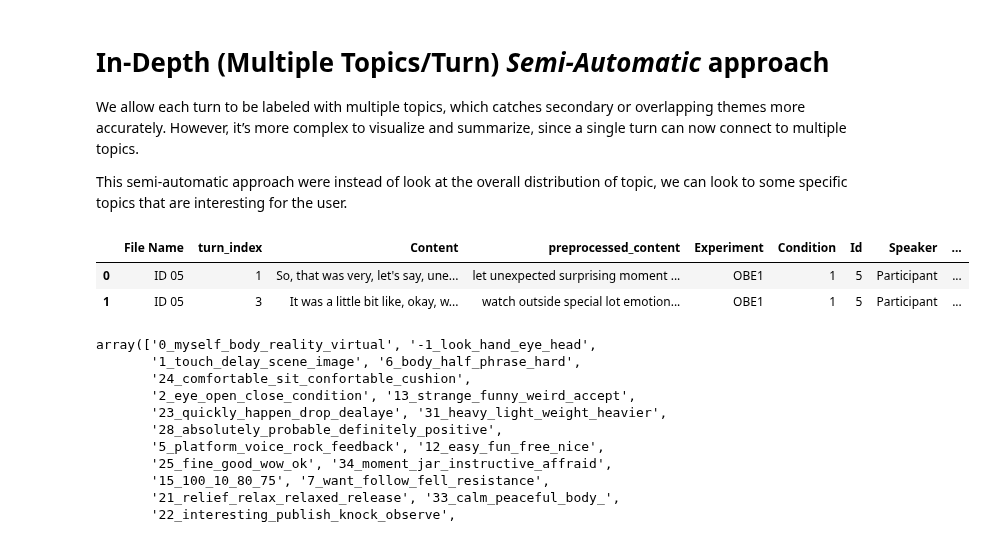
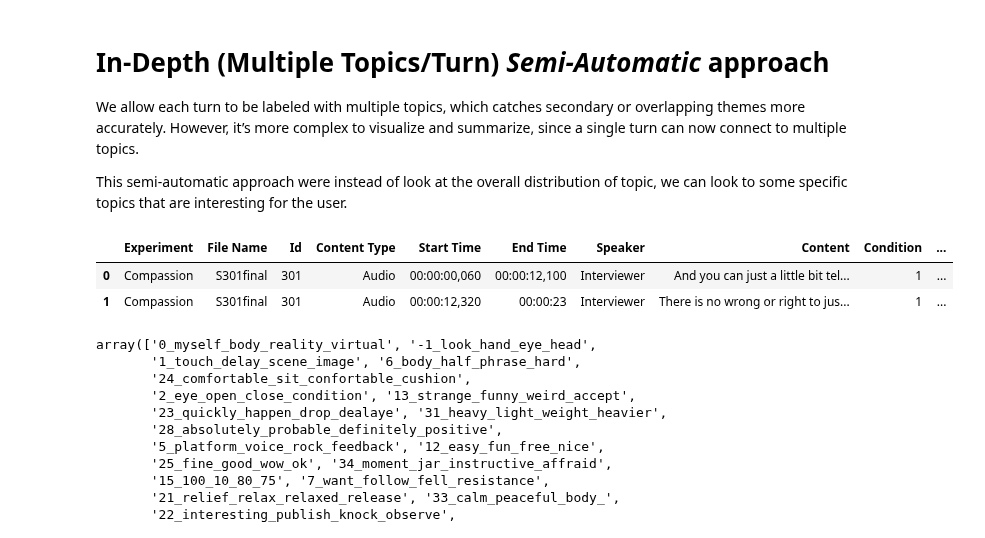
Before and after one commit to AfroDeivid/automatic-interviews-processing, a Jupyter notebook: src/analysis_topics.ipynb, the cells around one changed output. Saved outputs shown, nothing was run; the diff lists cells and outputs as text; code cells hidden in the pictures.

```diff
--- a/src/analysis_topics.ipynb
+++ b/src/analysis_topics.ipynb
@@ -139,14 +150,14 @@ def influence_analysis(topic_rows, tag_name):
 # %%
 import ast
 
-df = pd.read_csv("./outputs/topics/df_all_mix_tagged.csv")
+df = pd.read_csv("./outputs/topics/df_warm_tagged.csv")
 # Re-convert 'multiple_topics' column strings to lists (lost during saving to csv)
 df['multiple_topics'] = df['multiple_topics'].apply(lambda x: ast.literal_eval(x) if isinstance(x, str) else x)
 df.head(2)
 # %% [output]
-|  | File Name | turn_index | Content | preprocessed_content | Experiment | Condition | Id | Speaker | ... |
-| 0 | ID 05 | 1 | So, that was very, let's say, une... | let unexpected surprising moment ... | OBE1 | 1 | 5 | Participant | ... |
-| 1 | ID 05 | 3 | It was a little bit like, okay, w... | watch outside special lot emotion... | OBE1 | 1 | 5 | Participant | ... |
+|  | Experiment | File Name | Id | Content Type | Start Time | End Time | Speaker | Content | Condition | ... |
+| 0 | Compassion | S301final | 301 | Audio | 00:00:00,060 | 00:00:12,100 | Interviewer | And you can just a little bit tel... | 1 | ... |
+| 1 | Compassion | S301final | 301 | Audio | 00:00:12,320 | 00:00:23 | Interviewer | There is no wrong or right to jus... | 1 | ... |
 # %%
 df.one_topic_name.unique()
 # %% [output]
```
Also changed, not shown: parts of 3 cells of this notebook, 2 other files.
